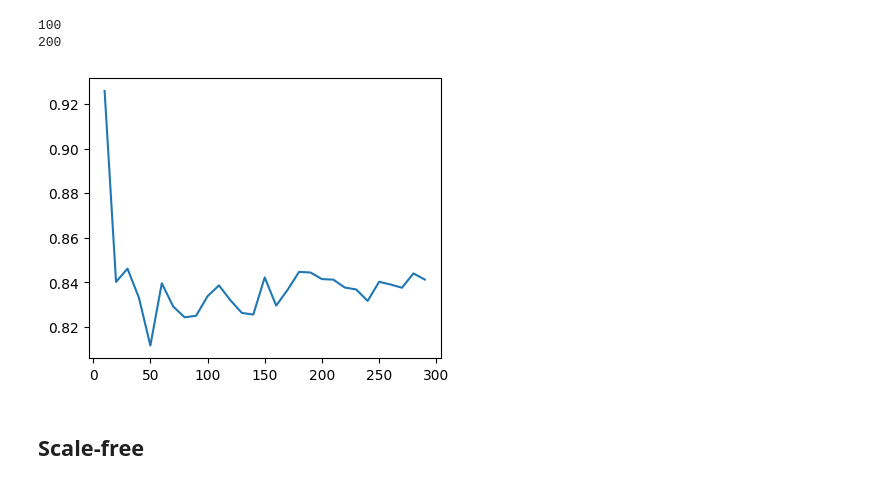
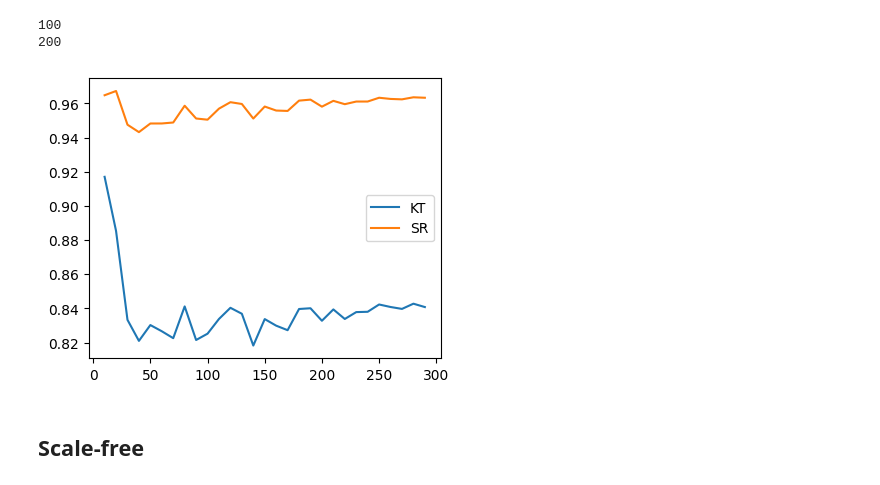
Before and after one commit to LaComarca-Lab/non-uniform-hypergraphs, a Jupyter notebook: Pairwise_sampling.ipynb, the cells around one changed output. Saved outputs shown, nothing was run; the diff lists cells and outputs as text; code cells hidden in the pictures.

Commit message:
Uniform adjacency tensors (ours/benson's) and pairwise sampling with Spearman's rho

```diff
--- a/Pairwise_sampling.ipynb
+++ b/Pairwise_sampling.ipynb
@@ -29,6 +31,7 @@ samples = 20
 ## Erdös-Renyi
 # %%
 kentau_list = {}
+spearm_list = {}
 
 for n in np.arange(10,300,10):
 
@@ -36,6 +39,7 @@ for n in np.arange(10,300,10):
         print(n)
 
     kentaus = []
+    spearmn = []
 
     for _ in range(samples):
 
@@ -57,23 +61,29 @@ for n in np.arange(10,300,10):
         HEC = list(OrderedDict(sorted(HEC.items())).values()) # Ordered list
 
         KT = kendalltau(EIG, HEC)
+        SR = spearmanr(EIG, HEC)
 
         kentaus.append(KT.statistic)
+        spearmn.append(SR.statistic)
 
     kentau_list[n] = np.mean(kentaus)
+    spearm_list[n] = np.mean(spearmn)
 # %% [output]
 100
 200
 # %%
 fig = plt.figure(figsize=(10,8))
 
 ax1 = fig.add_subplot(221)
 
-ax1.plot(kentau_list.keys(), kentau_list.values())
+ax1.plot(kentau_list.keys(), kentau_list.values(), label='KT')
+ax1.plot(spearm_list.keys(), spearm_list.values(), label='SR')
+
+ax1.legend()
 
 plt.show()
 # %% [output]
-[figure, old version]
+[figure, new version]
 # %% [markdown]
 ## Scale-free
 # %%
```
Also changed, not shown: parts of 5 cells of this notebook, 3 other files.
